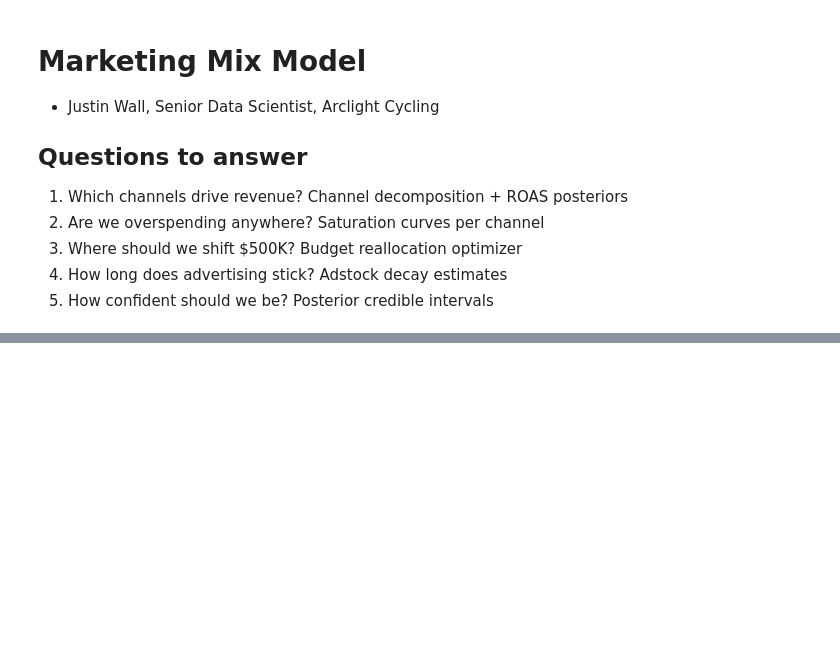
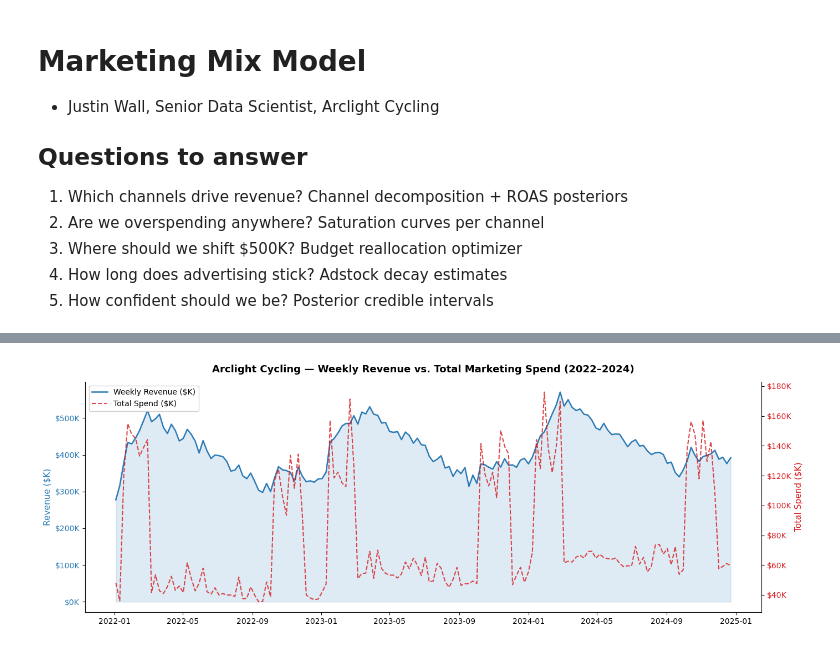
Before and after one commit to jwalluww/MarketingScience, a Jupyter notebook: mmm-bayesian/notebooks/marketing_mix_model_bayesian.ipynb, the cells around one changed output, grey strips where cells are left out. Drawn from its saved outputs; the diff is of its cells as text; code cells hidden in the pictures; blank space fills up the shorter version.

```diff
--- a/mmm-bayesian/notebooks/marketing_mix_model_bayesian.ipynb
+++ b/mmm-bayesian/notebooks/marketing_mix_model_bayesian.ipynb
@@ -161,0 +210,30 @@ Mean weekly total spend: $76,322
+# %%
+# ── Cell 2: Revenue & Total Spend Over Time ───────────────────────────────────
+fig, ax1 = plt.subplots(figsize=(14, 5))
+
+ax1.fill_between(df.week, df.revenue / 1e3, alpha=0.15, color="#2c7bb6")
+ax1.plot(df.week, df.revenue / 1e3, color="#2c7bb6", lw=1.8, label="Weekly Revenue ($K)")
+ax1.set_ylabel("Revenue ($K)", color="#2c7bb6")
+ax1.tick_params(axis="y", labelcolor="#2c7bb6")
+ax1.yaxis.set_major_formatter(mticker.FuncFormatter(lambda x, _: f"${x:,.0f}K"))
+
+ax2 = ax1.twinx()
+ax2.plot(df.week, df.total_spend / 1e3, color="#d7191c", lw=1.5,
+         linestyle="--", alpha=0.8, label="Total Spend ($K)")
+ax2.set_ylabel("Total Spend ($K)", color="#d7191c")
+ax2.tick_params(axis="y", labelcolor="#d7191c")
+ax2.yaxis.set_major_formatter(mticker.FuncFormatter(lambda x, _: f"${x:,.0f}K"))
+ax2.spines["right"].set_visible(True)
+
+lines1, labels1 = ax1.get_legend_handles_labels()
+lines2, labels2 = ax2.get_legend_handles_labels()
+ax1.legend(lines1 + lines2, labels1 + labels2, loc="upper left", framealpha=0.9)
+
+ax1.set_title("Arclight Cycling — Weekly Revenue vs. Total Marketing Spend (2022–2024)",
+              fontweight="bold", pad=12)
+ax1.set_xlabel("")
+fig.tight_layout()
+plt.savefig("01_revenue_vs_spend.png", dpi=150, bbox_inches="tight")
+plt.show()
+# %% [output]
+[figure, added]
```
Also changed, not shown: parts of 23 cells of this notebook, 9 other files.
